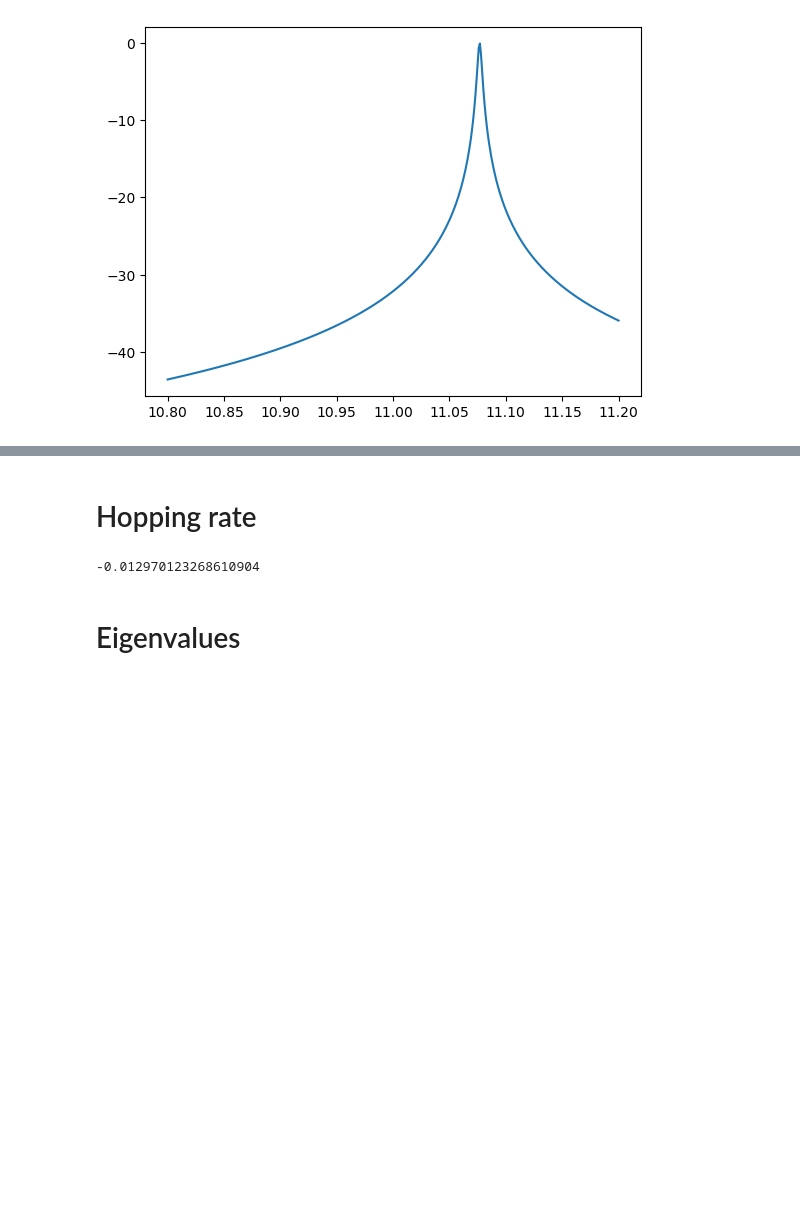
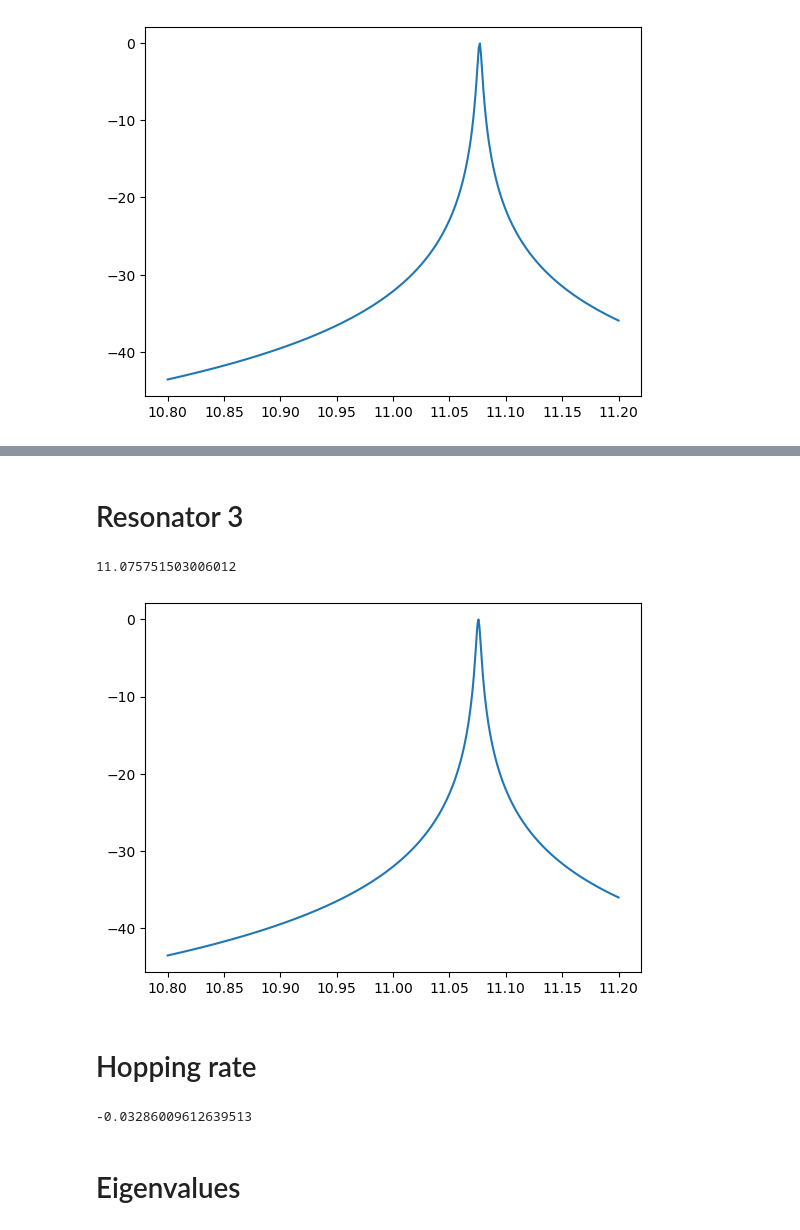
Before and after one commit to ScM-Edh/Sub-lattices, a Jupyter notebook: Five coupled resonators/Analize.ipynb, the cells around one changed output, grey strips where cells are left out. Saved outputs shown, nothing was run; the diff lists cells and outputs as text; code cells hidden in the pictures; blank space fills up the shorter version.

```diff
--- a/Five coupled resonators/Analize.ipynb
+++ b/Five coupled resonators/Analize.ipynb
@@ -15,18 +26,29 @@ x_max
+# %% [markdown]
+# Resonator 3
+# %%
+data3 = np.loadtxt('Simulation results/Resonator 3 - S21 dB.txt').T
+
+plt.plot(data3[0],data3[1])
+x_max = data3[0][np.argmax(data3[1])]
+x_max
+# %% [output]
+11.075751503006012
+[figure, added]
 # %% [markdown]
 # Hopping rate
 # %%
-f_ghz=7 # GHz
+f_ghz=11.0757 # GHz
 f=f_ghz*1e9 # Hz
 C=5.3e-15 #F
-l= (16.8+0.026)*1e-3 # m
-C_l=1.7e-10 # F/m
+l= (10.3+0.026)*1e-3 # m
+C_l=1.73e-10 # F/m
 Z=50
 
 t= -(1/2 * f*C*2/(C_l*l))*1e-9
 
 t
 # %% [output]
--0.012970123268610904
+-0.03286009612639513
 # %% [markdown]
 # Eigenvalues
 # %%
```
Also changed, not shown: parts of 6 cells of this notebook, 11 other files.
